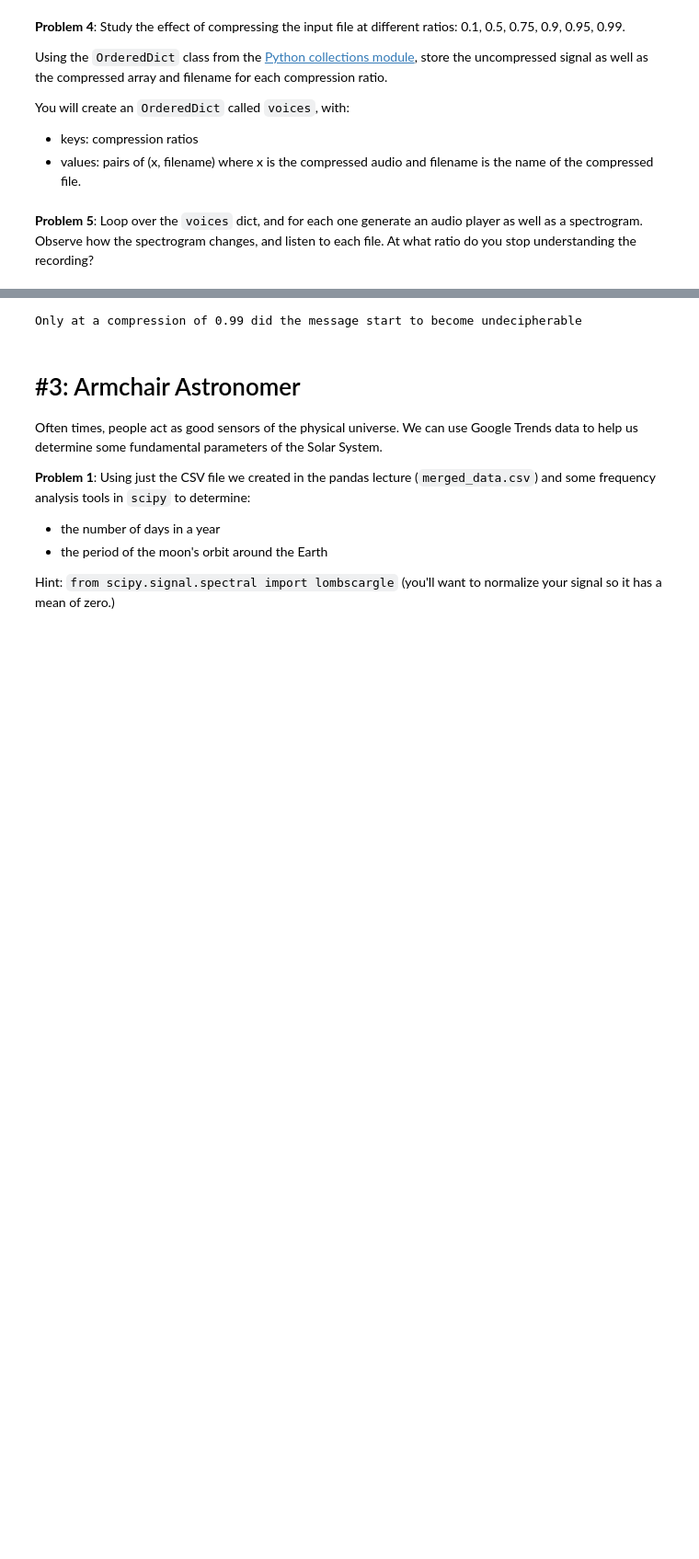
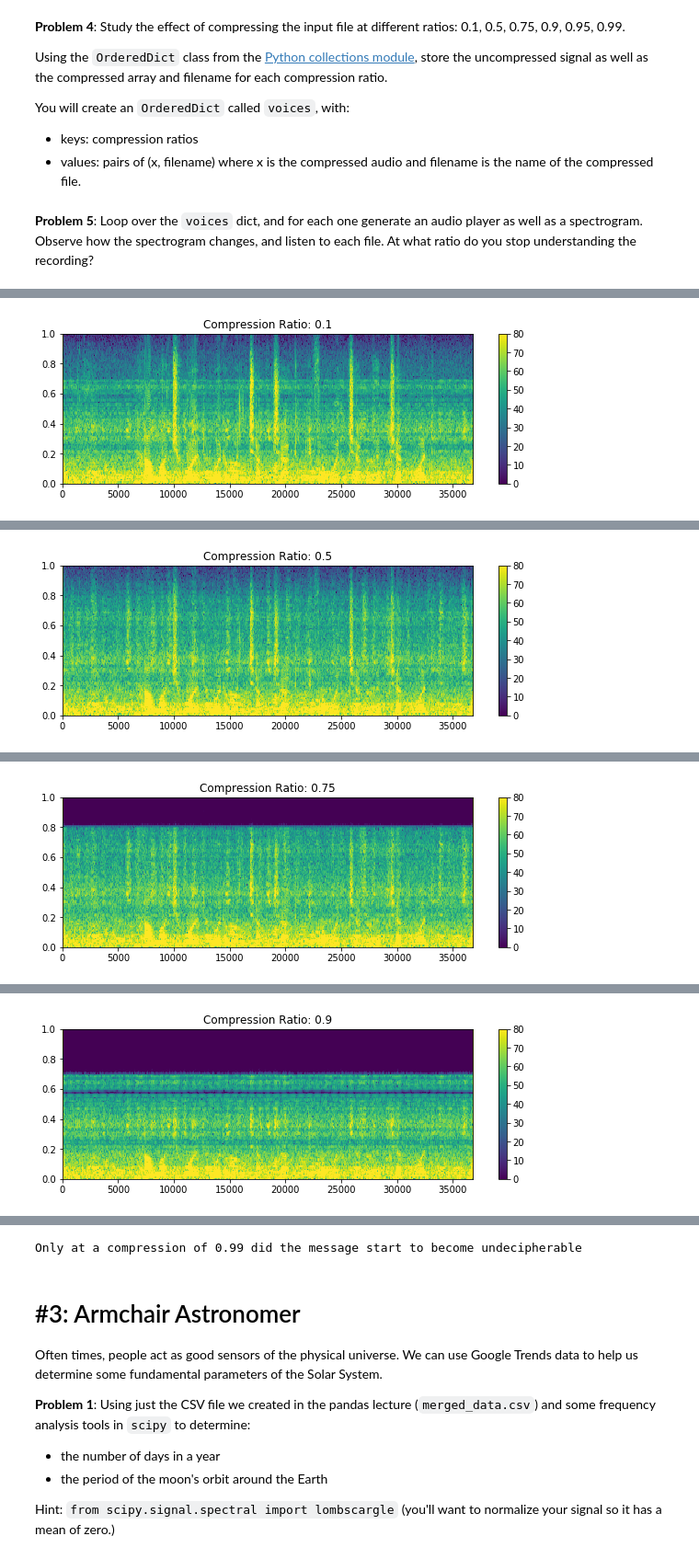
Before and after one commit to benstahl92/python-ay250-homeworks, a Jupyter notebook: hw_1/hw_1_assignment.ipynb, the cells around one changed output, grey strips where cells are left out. Shown at 92% size. Cells and saved outputs as stored; diff of their text form; code cells hidden in the pictures; blank space fills up the shorter version.

```diff
--- a/hw_1/hw_1_assignment.ipynb
+++ b/hw_1/hw_1_assignment.ipynb
@@ -239,7 +277,7 @@ def specgram_cbar(x, title=None, clim=(0, 80) ):
       Range for the color limits plotted in the spectrogram.
     """
     f = plt.figure(figsize=(10,3))
-    plt.specgram(x)
+    plt.specgram(x, Fs=2)
     plt.colorbar()
     plt.clim(*clim)
     if title is not None:
@@ -357,8 +391,8 @@ def compress_wav(fname, fraction):
     # read in rate and data
     rate, x = wavfile.read(fname)
 
-    # get data for compressed signal, passing x array casted to floats
-    x_approx = compress_signal(x, fraction).astype(int16)
+    # get data for compressed signal taking care to cast the values back to the same type as was read in
+    x_approx = compress_signal(x, fraction).astype(np.int16)
 
     # generate new fname
     new_fname = '{}_comp_{}.wav'.format(fname[:-4], fraction)
@@ -394,13 +428,16 @@ for r in c_ratios:
 # %%
 # iterate over keys in the ordered dict
 for key in voices.keys():
     # generate audio player and spectrogram
     Audio(voices[key][1])
-    # NB: spectrogram (underlying matplotlib implementation) doesn't seem to be behaving
-    #specgram_cbar(voices[key][0], title = 'Compression Ratio: {}'.format(key))
+    specgram_cbar(voices[key][0], title = 'Compression Ratio: {}'.format(key))
 # %% [output]
 [interactive output not drawn]
+[figure, added]
 [interactive output not drawn]
+[figure, added]
 [interactive output not drawn]
+[figure, added]
 [interactive output not drawn]
+[figure, added]
 [interactive output not drawn]
```
Also changed, not shown: parts of 31 cells of this notebook.
